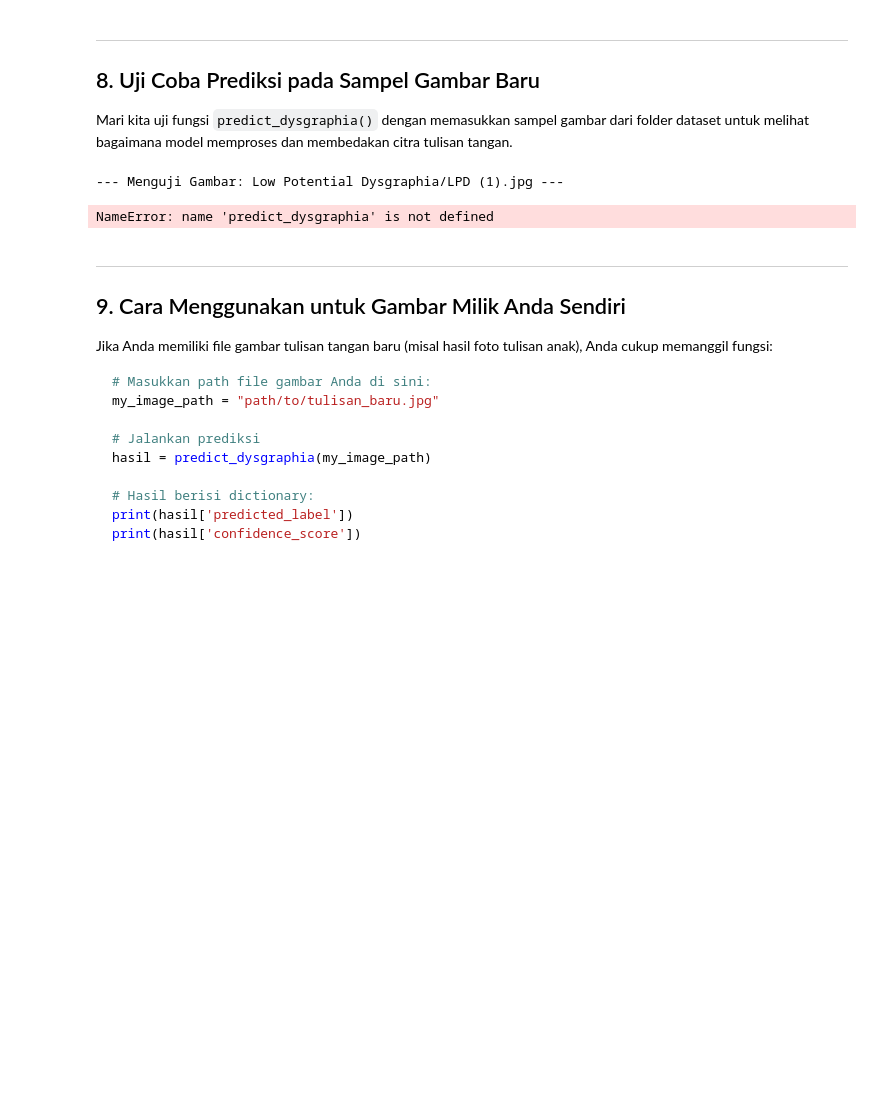
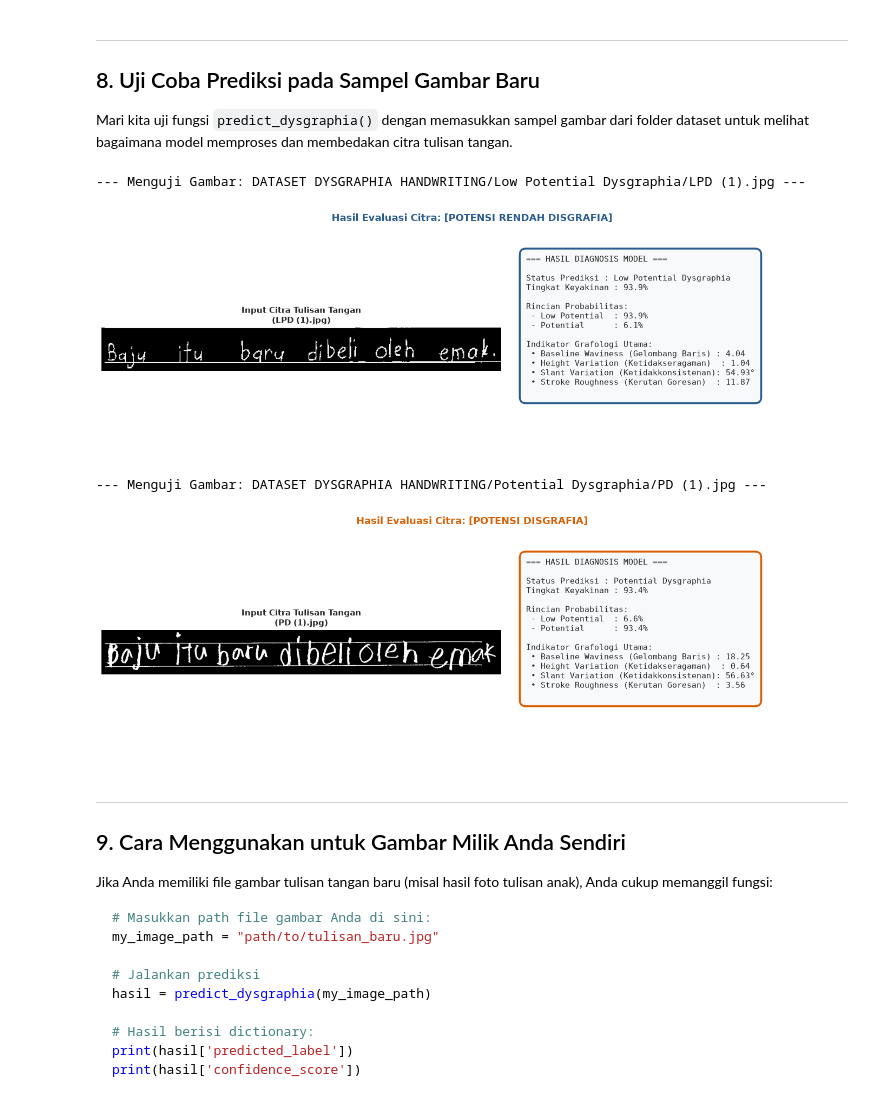
Before and after one commit to xzael24/KawanTumbuh, a Jupyter notebook: services/ai/dysgraphia/Model_Training_and_Inference.ipynb, the cells around one changed output. Drawn from its saved outputs; the diff is of its cells as text; code cells hidden in the pictures; blank space fills up the shorter version.

```diff
--- a/services/ai/dysgraphia/Model_Training_and_Inference.ipynb
+++ b/services/ai/dysgraphia/Model_Training_and_Inference.ipynb
@@ -492,17 +532,19 @@ print("[INFO] Fungsi predict_dysgraphia() berhasil didefinisikan dan siap dipaka
 Mari kita uji fungsi `predict_dysgraphia()` dengan memasukkan sampel gambar dari folder dataset untuk melihat bagaimana model memproses dan membedakan citra tulisan tangan.
 # %%
 # Contoh Uji Coba 1: Gambar dari kelas 'Low Potential Dysgraphia'
-sample_low = "Low Potential Dysgraphia/LPD (1).jpg"
+sample_low = "DATASET DYSGRAPHIA HANDWRITING/Low Potential Dysgraphia/LPD (1).jpg"
 print(f"\n--- Menguji Gambar: {sample_low} ---")
 res_1 = predict_dysgraphia(sample_low)
 
 # Contoh Uji Coba 2: Gambar dari kelas 'Potential Dysgraphia'
-sample_pot = "Potential Dysgraphia/PD (1).jpg"
+sample_pot = "DATASET DYSGRAPHIA HANDWRITING/Potential Dysgraphia/PD (1).jpg"
 print(f"\n--- Menguji Gambar: {sample_pot} ---")
 res_2 = predict_dysgraphia(sample_pot)
 # %% [output]
---- Menguji Gambar: Low Potential Dysgraphia/LPD (1).jpg ---
+--- Menguji Gambar: DATASET DYSGRAPHIA HANDWRITING/Low Potential Dysgraphia/LPD (1).jpg ---
+[figure, added]
-NameError: name 'predict_dysgraphia' is not defined
+--- Menguji Gambar: DATASET DYSGRAPHIA HANDWRITING/Potential Dysgraphia/PD (1).jpg ---
+[figure, added]
 # %% [markdown]
 ---
 ## 9. Cara Menggunakan untuk Gambar Milik Anda Sendiri
```
Also changed, not shown: parts of 8 cells of this notebook, 8 other files.
